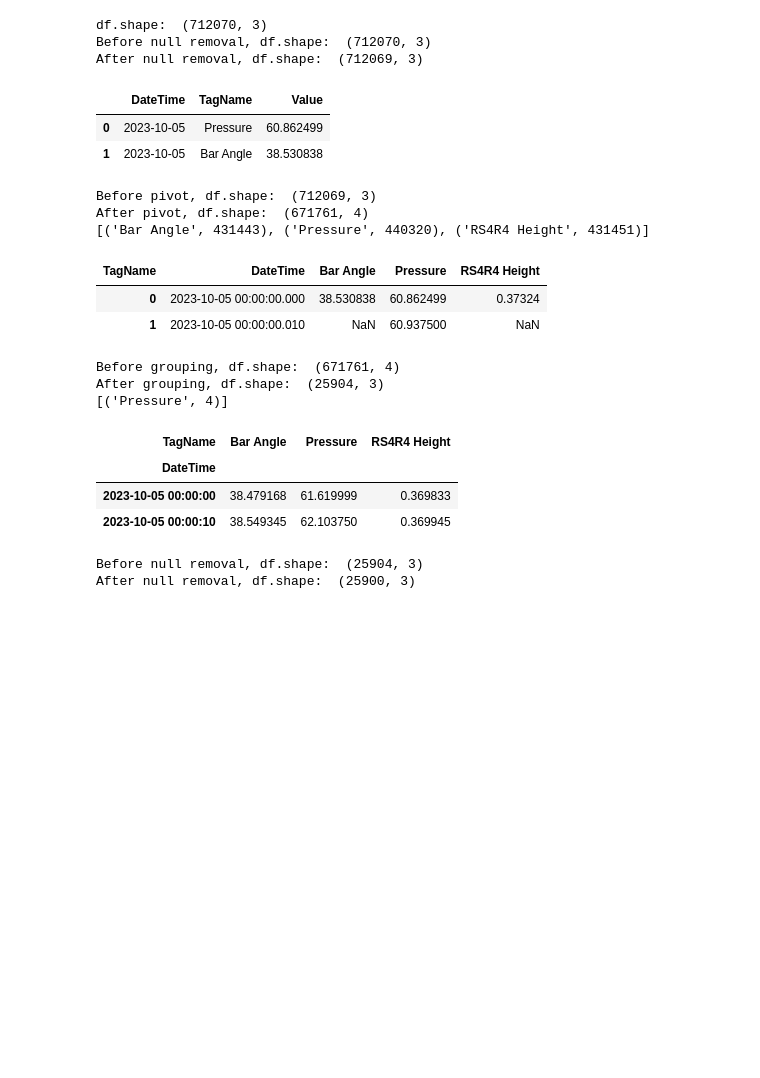
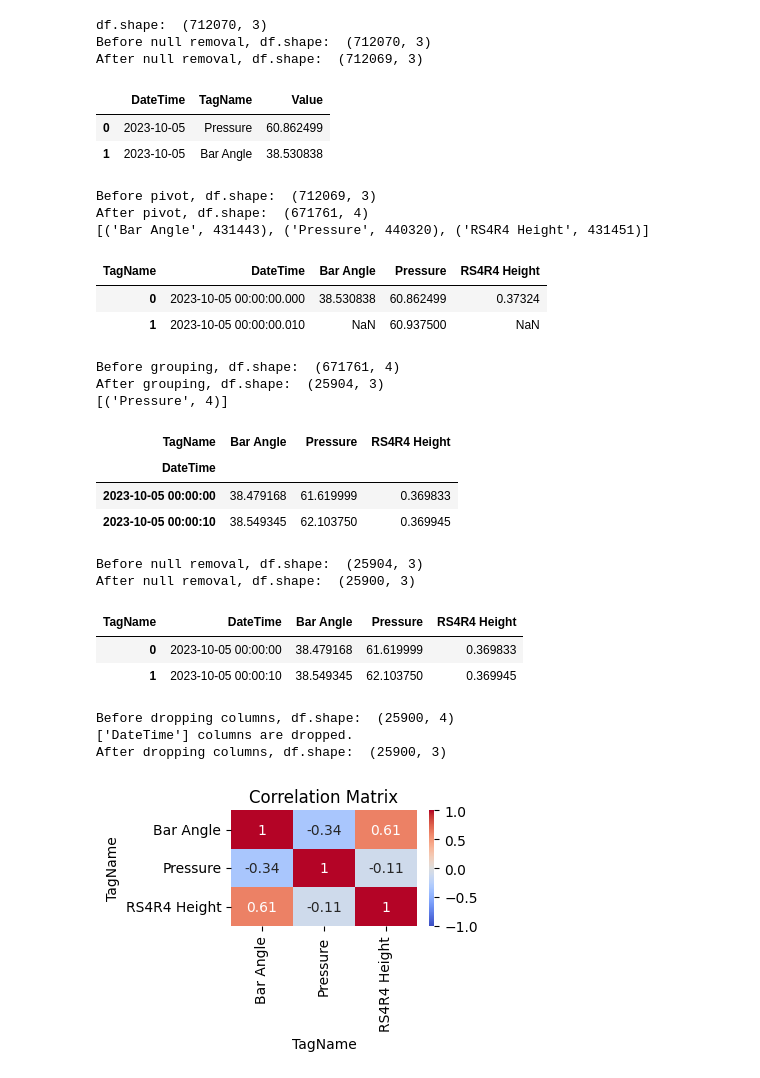
Before and after one commit to iseakash/data_science_materials, a Jupyter notebook: ml_standard_codes/feature_engg/time_series_features.ipynb, the cells around one changed output. Saved outputs shown, nothing was run; the diff lists cells and outputs as text; code cells hidden in the pictures; blank space fills up the shorter version.

```diff
--- a/ml_standard_codes/feature_engg/time_series_features.ipynb
+++ b/ml_standard_codes/feature_engg/time_series_features.ipynb
@@ -17,6 +19,10 @@ datetime = 'DateTime'
 tagname = 'TagName'
 value = 'Value'
 aggr_freq_l1 = '10s'
+bar_angle = 'Bar Angle'
+pressure = 'Pressure'
+height = 'RS4R4 Height'
+col_name = [bar_angle, pressure, height]
 # %%
 def reads_parquet(filename:str) -> pd.DataFrame:
     try:
@@ -33,10 +40,11 @@ def drops_null(df: pd.DataFrame) -> pd.DataFrame:
     elif df.isnull().sum().sum() > 0:
         try:
             print("Before null removal, df.shape: ", df.shape)
-            df = df.dropna().reset_index(drop=True)
+            df = df.dropna() #.reset_index(drop=True)
             print("After null removal, df.shape: ", df.shape)
             return df
         except Exception as e:
+            print(f"Exceoption: {e} occurred")
             raise e
     else:
         return df
@@ -48,10 +56,11 @@ def drops_duplicate(df: pd.DataFrame) -> pd.DataFrame:
     elif df.duplicated().sum() > 0:
         try:
             print("Before duplicate removal, df.shape: ", df.shape)
-            df = df.drop_duplicates(subset=[datetime, tagname]).reset_index(drop=True)
+            df = df.drop_duplicates(subset=[datetime, tagname]) #.reset_index(drop=True)
             print("After duplicate removal, df.shape: ", df.shape)
             return df
         except Exception as e:
+            print(f"Exceoption: {e} occurred")
             raise e
     else:
         return df
@@ -85 +96,32 @@ def groups_data(df:pd.DataFrame, aggr_freq_l1:str) -> pd.DataFrame:
         raise e
+# %%
+def drops_col(df:pd.DataFrame, col_name:list) -> pd.DataFrame:
+    try:
+        if len(col_name) == 1:
+            if col_name[0] in df.columns:
+                print("Before dropping columns, df.shape: ", df.shape)
+                df = df.drop(columns=col_name, axis=1)
+                print(f"{col_name} columns are dropped.")
+                print("After dropping columns, df.shape: ", df.shape)
+                return df
+            else:
+                print(f"{col_name[0]} not found in dataframe")
+        else:
+            if np.sum([True if x in df.columns else False for x in col_name]) == len(col_name):
+                print("Before dropping columns, df.shape: ", df.shape)
+                df = df.drop(columns=col_name, axis=1)
+                print(f"{col_name} columns are dropped.")
+                print("After dropping columns, df.shape: ", df.shape)
+                return df
+            else:
+                print(f"Either 1 or more columns not found in dataframe")
+    except Exception as e:
+        print(e)
+        raise e
+# %%
+def plots_corr(df:pd.DataFrame):
+    # Visualize the correlation matrix using a heatmap
+    plt.figure(figsize=(3, 1.5))
+    sns.heatmap(df.corr(), annot=True, cmap='coolwarm', vmin=-1, vmax=1)
+    plt.title('Correlation Matrix')
+    plt.show()
@@ -93,30 +144,41 @@ df_pivot = pivots_data(df)
 print(check_nulls_in_col(df_pivot))
 display(df_pivot.head(2))
 
 df_grouped = groups_data(df_pivot, aggr_freq_l1)
 print(check_nulls_in_col(df_grouped))
 display(df_grouped.head(2))
 
 df_grouped = drops_null(df_grouped)
+df_grouped = df_grouped.reset_index().sort_values(by=datetime, ascending=True)
+display(df_grouped.head(2))
+
+plots_corr(drops_col(df_grouped, [datetime]))
 # %% [output]
 df.shape:  (712070, 3)
 Before null removal, df.shape:  (712070, 3)
 After null removal, df.shape:  (712069, 3)
 |  | DateTime | TagName | Value |
 | 0 | 2023-10-05 | Pressure | 60.862499 |
 | 1 | 2023-10-05 | Bar Angle | 38.530838 |
 Before pivot, df.shape:  (712069, 3)
 After pivot, df.shape:  (671761, 4)
 [('Bar Angle', 431443), ('Pressure', 440320), ('RS4R4 Height', 431451)]
 | TagName | DateTime | Bar Angle | Pressure | RS4R4 Height |
 | 0 | 2023-10-05 00:00:00.000 | 38.530838 | 60.862499 | 0.37324 |
 | 1 | 2023-10-05 00:00:00.010 | NaN | 60.937500 | NaN |
 Before grouping, df.shape:  (671761, 4)
 After grouping, df.shape:  (25904, 3)
 [('Pressure', 4)]
 | TagName | Bar Angle | Pressure | RS4R4 Height |
 | DateTime |  |  |  |
 | 2023-10-05 00:00:00 | 38.479168 | 61.619999 | 0.369833 |
 | 2023-10-05 00:00:10 | 38.549345 | 62.103750 | 0.369945 |
 Before null removal, df.shape:  (25904, 3)
 After null removal, df.shape:  (25900, 3)
+| TagName | DateTime | Bar Angle | Pressure | RS4R4 Height |
+| 0 | 2023-10-05 00:00:00 | 38.479168 | 61.619999 | 0.369833 |
+| 1 | 2023-10-05 00:00:10 | 38.549345 | 62.103750 | 0.369945 |
+Before dropping columns, df.shape:  (25900, 4)
+['DateTime'] columns are dropped.
+After dropping columns, df.shape:  (25900, 3)
+[figure, added]
```
Also changed, not shown: parts of 7 cells of this notebook.
